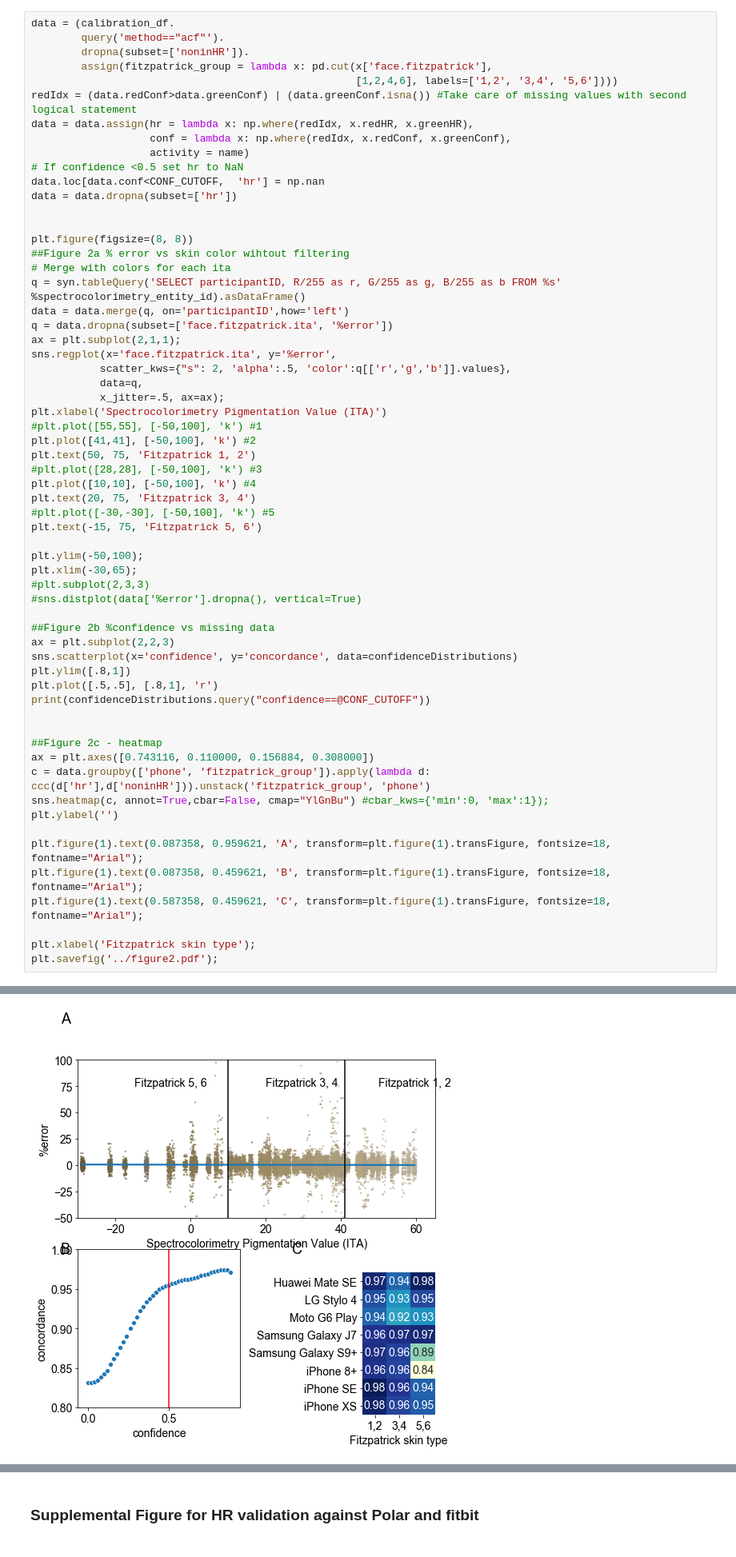
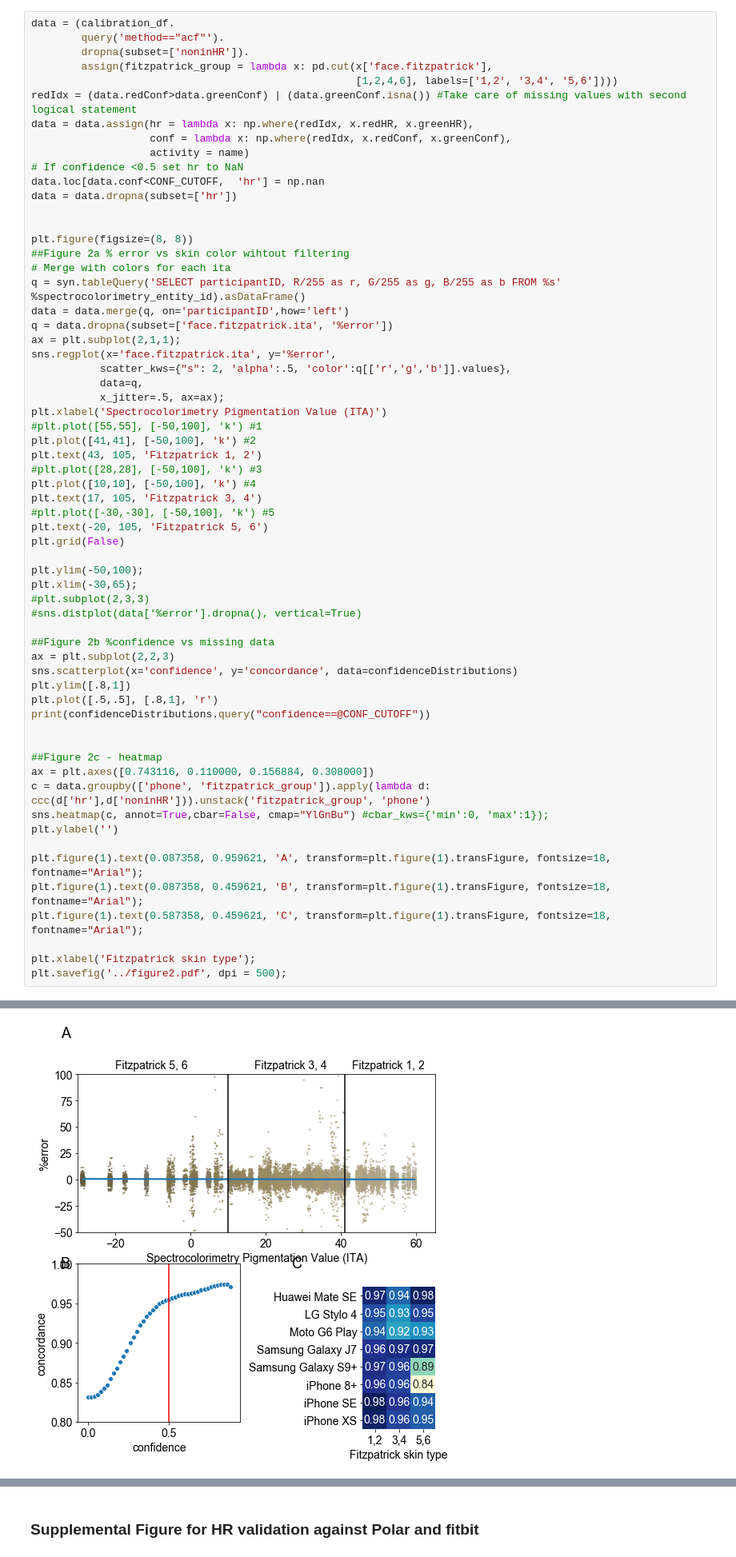
Before and after one commit to Sage-Bionetworks/CRF_validation_analysis, a Jupyter notebook: Figures.ipynb, the cells around one changed output, grey strips where cells are left out. Shown at 80% size. Drawn from its saved outputs; the diff is of its cells as text.

```diff
--- a/Figures.ipynb
+++ b/Figures.ipynb
@@ -590,40 +601,41 @@ sns.regplot(x='face.fitzpatrick.ita', y='%error',
 plt.xlabel('Spectrocolorimetry Pigmentation Value (ITA)')
 #plt.plot([55,55], [-50,100], 'k') #1
 plt.plot([41,41], [-50,100], 'k') #2
-plt.text(50, 75, 'Fitzpatrick 1, 2')
+plt.text(43, 105, 'Fitzpatrick 1, 2')
 #plt.plot([28,28], [-50,100], 'k') #3
 plt.plot([10,10], [-50,100], 'k') #4
-plt.text(20, 75, 'Fitzpatrick 3, 4')
+plt.text(17, 105, 'Fitzpatrick 3, 4')
 #plt.plot([-30,-30], [-50,100], 'k') #5
-plt.text(-15, 75, 'Fitzpatrick 5, 6')
+plt.text(-20, 105, 'Fitzpatrick 5, 6')
+plt.grid(False)
 
 plt.ylim(-50,100);
 plt.xlim(-30,65);
 #plt.subplot(2,3,3)
 #sns.distplot(data['%error'].dropna(), vertical=True)
 
 ##Figure 2b %confidence vs missing data
 ax = plt.subplot(2,2,3)
 sns.scatterplot(x='confidence', y='concordance', data=confidenceDistributions)
 plt.ylim([.8,1])
 plt.plot([.5,.5], [.8,1], 'r')
 print(confidenceDistributions.query("confidence==@CONF_CUTOFF"))
 
 
 ##Figure 2c - heatmap
 ax = plt.axes([0.743116, 0.110000, 0.156884, 0.308000])
 c = data.groupby(['phone', 'fitzpatrick_group']).apply(lambda d: ccc(d['hr'],d['noninHR'])).unstack('fitzpatrick_group', 'phone')
 sns.heatmap(c, annot=True,cbar=False, cmap="YlGnBu") #cbar_kws={'min':0, 'max':1});
 plt.ylabel('')
 
 plt.figure(1).text(0.087358, 0.959621, 'A', transform=plt.figure(1).transFigure, fontsize=18, fontname="Arial");
 plt.figure(1).text(0.087358, 0.459621, 'B', transform=plt.figure(1).transFigure, fontsize=18, fontname="Arial");
 plt.figure(1).text(0.587358, 0.459621, 'C', transform=plt.figure(1).transFigure, fontsize=18, fontname="Arial");
 
 plt.xlabel('Fitzpatrick skin type');
-plt.savefig('../figure2.pdf');
+plt.savefig('../figure2.pdf', dpi = 500);
 # %% [output]
     confidence  % missing  concordance
 25         0.5   0.195846     0.955376
-[figure, old version]
+[figure, new version]
 # %% [markdown]
```
Also changed, not shown: parts of 11 cells of this notebook.
